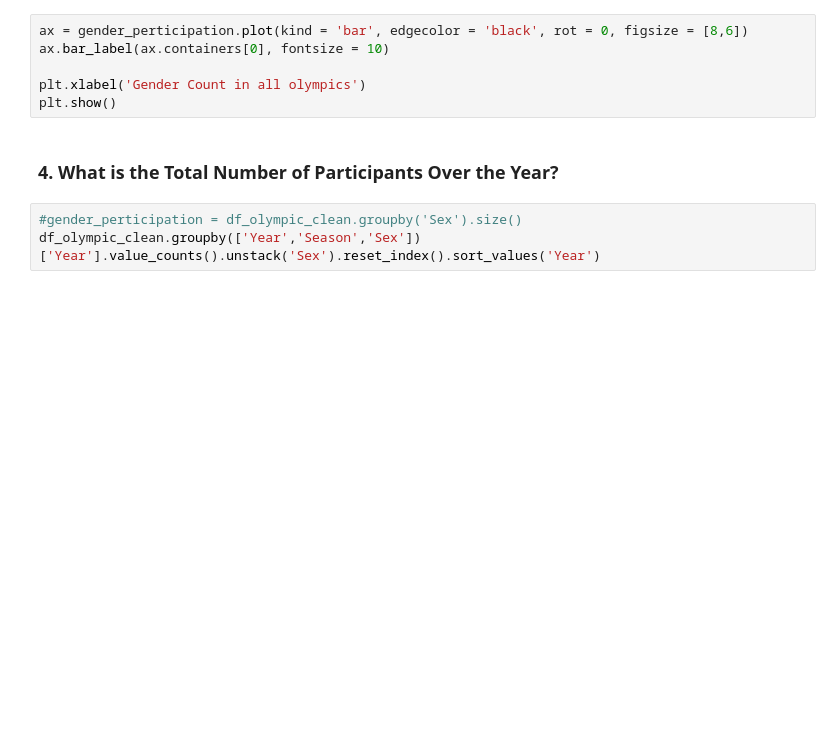
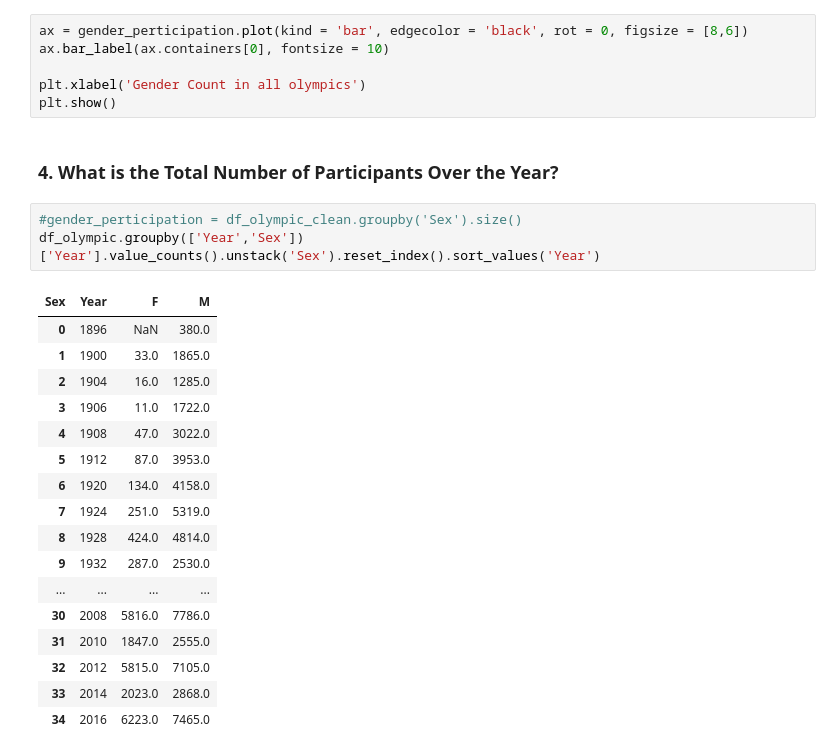
Before and after one commit to igooku/120-Years-of-Olympic-history-, a Jupyter notebook: 120 years of Olympic history analysis.ipynb, the cells around one changed output. Saved outputs shown, nothing was run; the diff lists cells and outputs as text; blank space fills up the shorter version.

```diff
--- a/120 years of Olympic history analysis.ipynb
+++ b/120 years of Olympic history analysis.ipynb
@@ -333,4 +333,22 @@ plt.show()
 ### 4. What is the Total Number of Participants Over the Year?
 # %%
 #gender_perticipation = df_olympic_clean.groupby('Sex').size()
-df_olympic_clean.groupby(['Year','Season','Sex'])['Year'].value_counts().unstack('Sex').reset_index().sort_values('Year')
+df_olympic.groupby(['Year','Sex'])['Year'].value_counts().unstack('Sex').reset_index().sort_values('Year')
+# %% [output]
+| Sex | Year | F | M |
+| 0 | 1896 | NaN | 380.0 |
+| 1 | 1900 | 33.0 | 1865.0 |
+| 2 | 1904 | 16.0 | 1285.0 |
+| 3 | 1906 | 11.0 | 1722.0 |
+| 4 | 1908 | 47.0 | 3022.0 |
+| 5 | 1912 | 87.0 | 3953.0 |
+| 6 | 1920 | 134.0 | 4158.0 |
+| 7 | 1924 | 251.0 | 5319.0 |
+| 8 | 1928 | 424.0 | 4814.0 |
+| 9 | 1932 | 287.0 | 2530.0 |
+| ... | ... | ... | ... |
+| 30 | 2008 | 5816.0 | 7786.0 |
+| 31 | 2010 | 1847.0 | 2555.0 |
+| 32 | 2012 | 5815.0 | 7105.0 |
+| 33 | 2014 | 2023.0 | 2868.0 |
+| 34 | 2016 | 6223.0 | 7465.0 |
```
Also changed, not shown: parts of 7 cells of this notebook.
